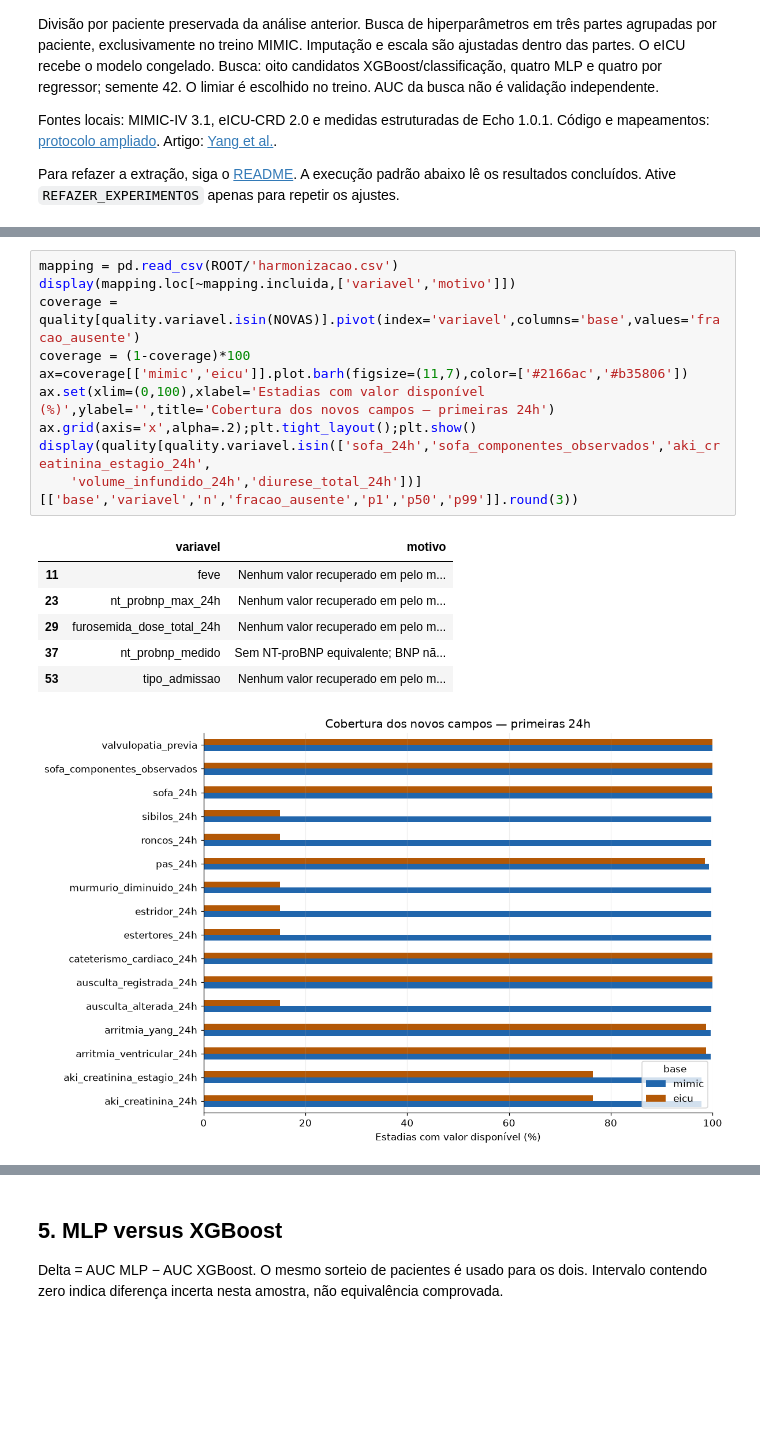
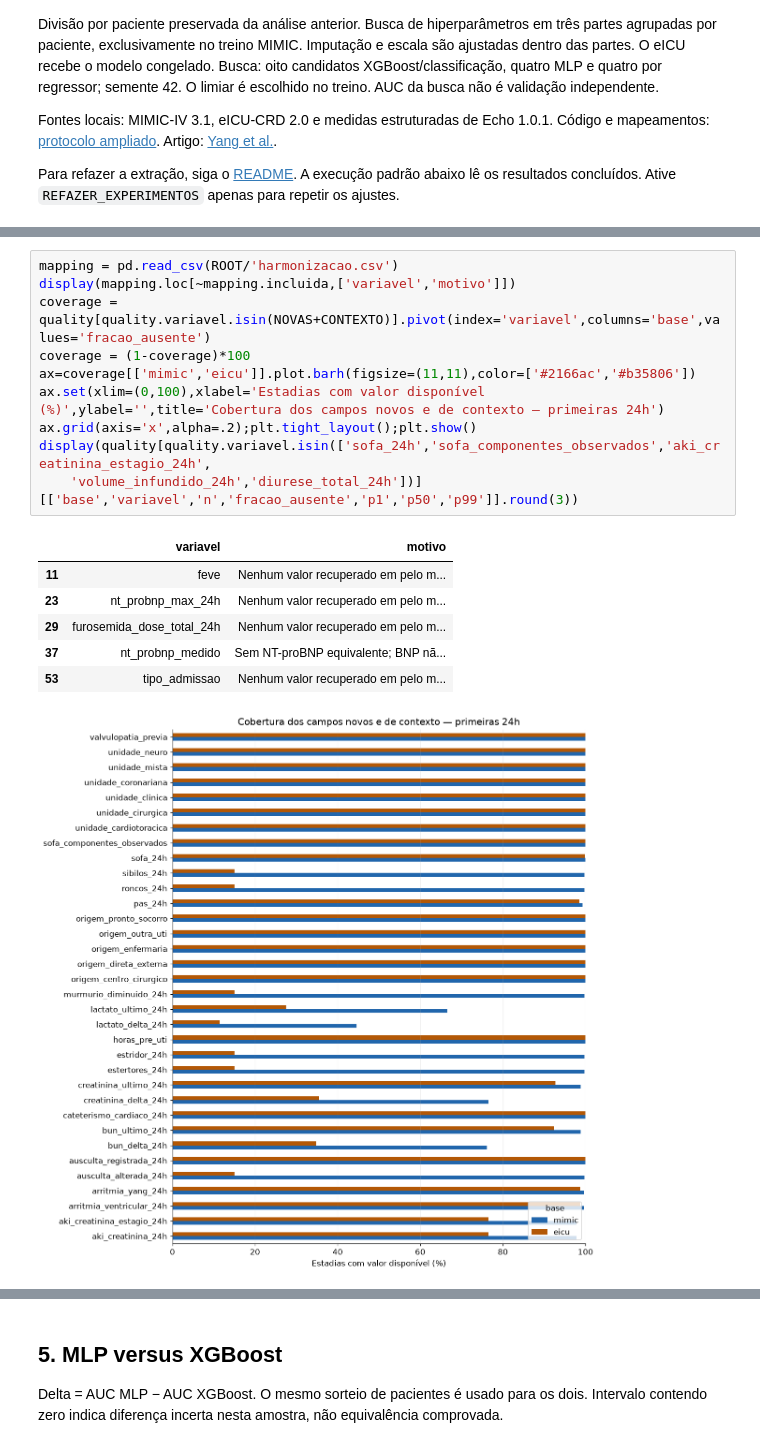
Before and after one commit to sofiarecreio/tcc, a Jupyter notebook: protocolo_24h_mimic_eicu.ipynb, the cells around one changed output, grey strips where cells are left out. Saved outputs shown, nothing was run; the diff lists cells and outputs as text; blank space fills up the shorter version.

```diff
--- a/protocolo_24h_mimic_eicu.ipynb
+++ b/protocolo_24h_mimic_eicu.ipynb
@@ -76,21 +86,21 @@ Valvulopatia histórica e arritmias têm fontes diferentes nas duas bases.
 # %%
 mapping = pd.read_csv(ROOT/'harmonizacao.csv')
 display(mapping.loc[~mapping.incluida,['variavel','motivo']])
-coverage = quality[quality.variavel.isin(NOVAS)].pivot(index='variavel',columns='base',values='fracao_ausente')
+coverage = quality[quality.variavel.isin(NOVAS+CONTEXTO)].pivot(index='variavel',columns='base',values='fracao_ausente')
 coverage = (1-coverage)*100
-ax=coverage[['mimic','eicu']].plot.barh(figsize=(11,7),color=['#2166ac','#b35806'])
-ax.set(xlim=(0,100),xlabel='Estadias com valor disponível (%)',ylabel='',title='Cobertura dos novos campos — primeiras 24h')
+ax=coverage[['mimic','eicu']].plot.barh(figsize=(11,11),color=['#2166ac','#b35806'])
+ax.set(xlim=(0,100),xlabel='Estadias com valor disponível (%)',ylabel='',title='Cobertura dos campos novos e de contexto — primeiras 24h')
 ax.grid(axis='x',alpha=.2);plt.tight_layout();plt.show()
 display(quality[quality.variavel.isin(['sofa_24h','sofa_componentes_observados','aki_creatinina_estagio_24h',
     'volume_infundido_24h','diurese_total_24h'])][['base','variavel','n','fracao_ausente','p1','p50','p99']].round(3))
 # %% [output]
 |  | variavel | motivo |
 | 11 | feve | Nenhum valor recuperado em pelo m... |
 | 23 | nt_probnp_max_24h | Nenhum valor recuperado em pelo m... |
 | 29 | furosemida_dose_total_24h | Nenhum valor recuperado em pelo m... |
 | 37 | nt_probnp_medido | Sem NT-proBNP equivalente; BNP nã... |
 | 53 | tipo_admissao | Nenhum valor recuperado em pelo m... |
-[figure, old version]
+[figure, new version]
 |  | base | variavel | n | fracao_ausente | p1 | p50 | p99 |
 | 30 | mimic | volume_infundido_24h | 21549 | 0.142 | 36.786 | 1458.505 | 10110.702 |
 | 31 | mimic | diurese_total_24h | 21549 | 0.058 | 10.000 | 1405.000 | 5880.700 |
```
Also changed, not shown: parts of 19 cells of this notebook, 14 other files.
